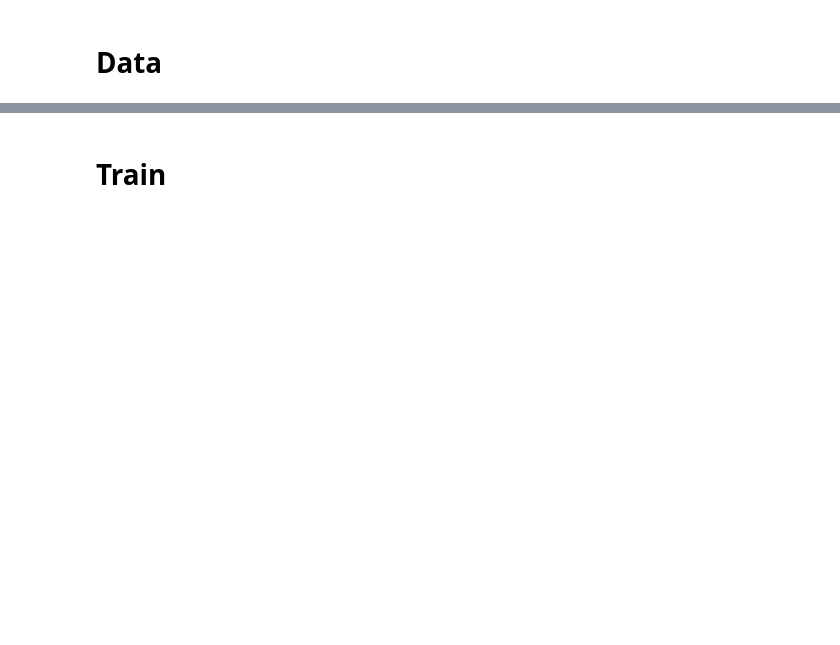
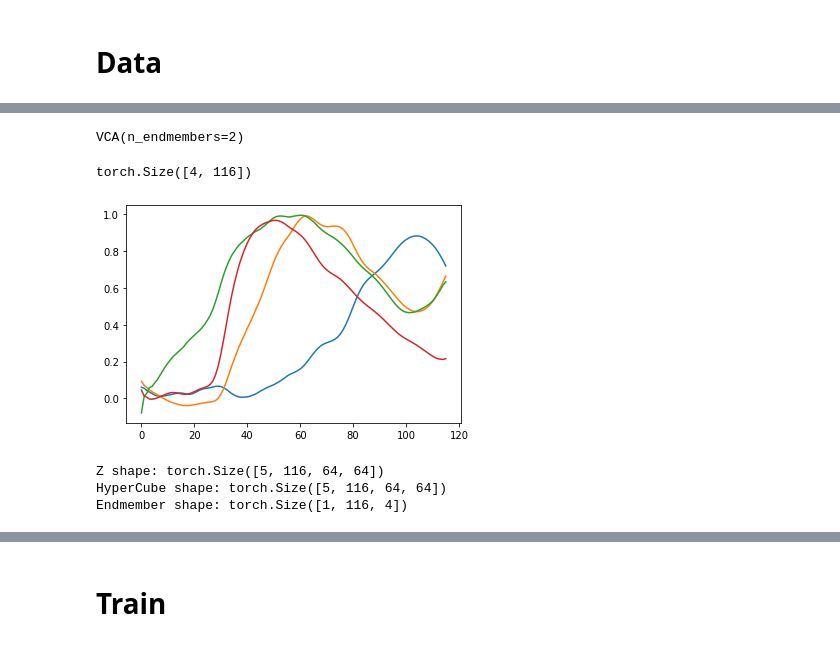
Before and after one commit to SolidusAbi/HySpecLab, a Jupyter notebook: notebooks/unmixing/UnDIP.ipynb, the cells around one changed output, grey strips where cells are left out. Cells and saved outputs as stored; diff of their text form; code cells hidden in the pictures; blank space fills up the shorter version.

```diff
--- a/notebooks/unmixing/UnDIP.ipynb
+++ b/notebooks/unmixing/UnDIP.ipynb
@@ -65,3 +64,15 @@ def get_noise(input_depth, method, spatial_size, noise_type='u', var=1./10):
     return net_input
 # %% [markdown]
 # Data
+# %%
+from scipy.io import loadmat
+
+dataset_path = os.path.join(config.DERMA_DATASET_DIR, 'train/')
+subjects = os.listdir(dataset_path)[::12]
+
+subject_data = []
+for i in subjects:
+    mat = loadmat(os.path.join(dataset_path, i))
+    subject_data.append(mat['preProcessedImage'].astype(np.float64)[np.newaxis,:])
+
+subject_data = np.nan_to_num(np.concatenate(subject_data))
@@ -67,0 +171,14 @@ def get_noise(input_depth, method, spatial_size, noise_type='u', var=1./10):
+# %%
+import scipy.linalg as splin
+data = np.random.rand(30,25)
+X_ = data.T
+L, N = X_.shape
+
+x_mean = np.mean(X_,axis=1,keepdims=True)
+X_o = X_ - x_mean  # data with zero-mean
+Ud  = splin.svd(np.dot(X_o,X_o.T)/float(N))[0][:,:3]  # computes the R-projection matrix
+Ud.shape
+# Ud  = splin.svd(np.dot(X_o,X_o.T))[0][:,:3]  # computes the R-projection matrix
+# x_p = np.dot(Ud.T, X_o) # project the zero-mean data onto p-subspace
+
+# SNR = self._estimate_snr(X_,x_mean,x_p)
@@ -67,0 +228,4 @@ def get_noise(input_depth, method, spatial_size, noise_type='u', var=1./10):
+# %%
+print(test)
+# %% [output]
+VCA(n_endmembers=2)
@@ -67,0 +354,10 @@ def get_noise(input_depth, method, spatial_size, noise_type='u', var=1./10):
+# %%
+U.shape
+# %% [output]
+torch.Size([4, 116])
+# %%
+from matplotlib import pyplot as plt
+plt.plot(U.T)
+plt.show()
+# %% [output]
+[figure, added]
@@ -67,0 +393,19 @@ def get_noise(input_depth, method, spatial_size, noise_type='u', var=1./10):
+# %%
+# X_tensor = torch.unsqueeze(transform(X_std), dim=0)
+# X_tensor = torch.unsqueeze(transform(subject_data), dim=0)
+noisy_input = []
+for i in range(X_tensor.shape[0]):
+    noisy_input.append(get_noise(X_tensor.shape[1], 'noise', X_tensor.shape[2:], noise_type='u'))
+
+noisy_input = torch.cat(noisy_input, axis=0)
+
+# U_tensor = torch.unsqueeze(U_std.T, dim=0).float()
+U_tensor = torch.unsqueeze(U.T, dim=0).float()
+
+print('Z shape: {}'.format(noisy_input.shape))
+print('HyperCube shape: {}'.format(X_tensor.shape))
+print('Endmember shape: {}'.format(U_tensor.shape))
+# %% [output]
+Z shape: torch.Size([5, 116, 64, 64])
+HyperCube shape: torch.Size([5, 116, 64, 64])
+Endmember shape: torch.Size([1, 116, 4])
```
Also changed, not shown: parts of 38 cells of this notebook, 3 other files.
